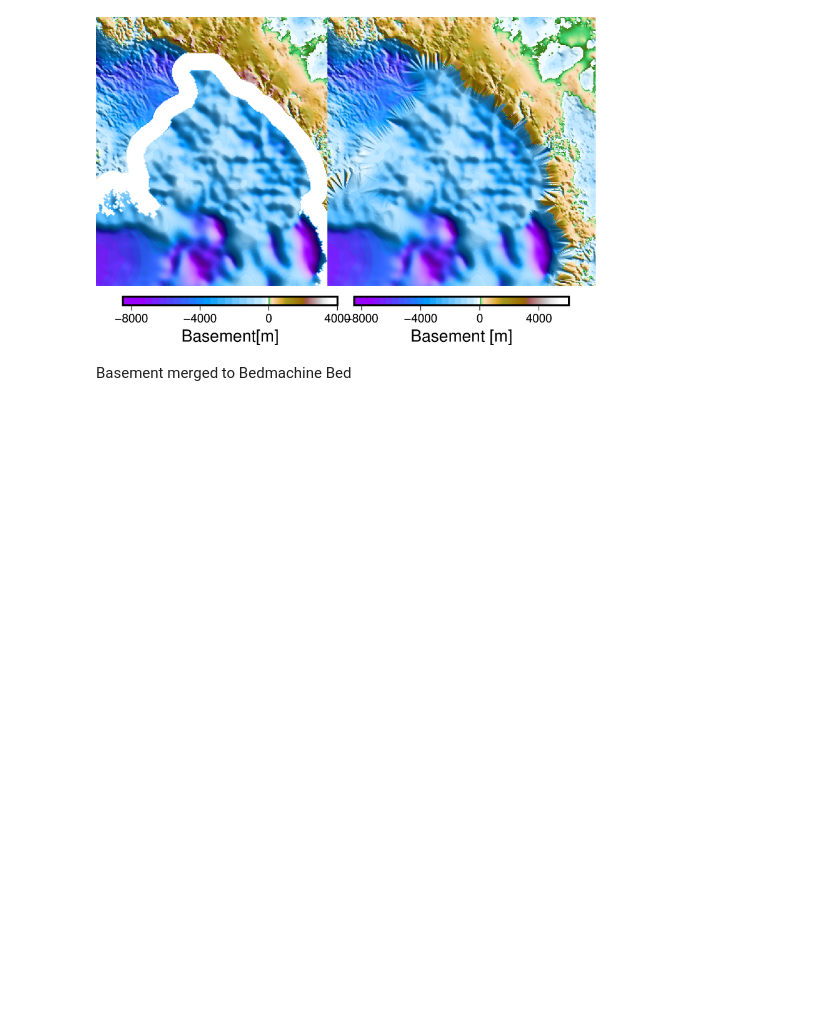
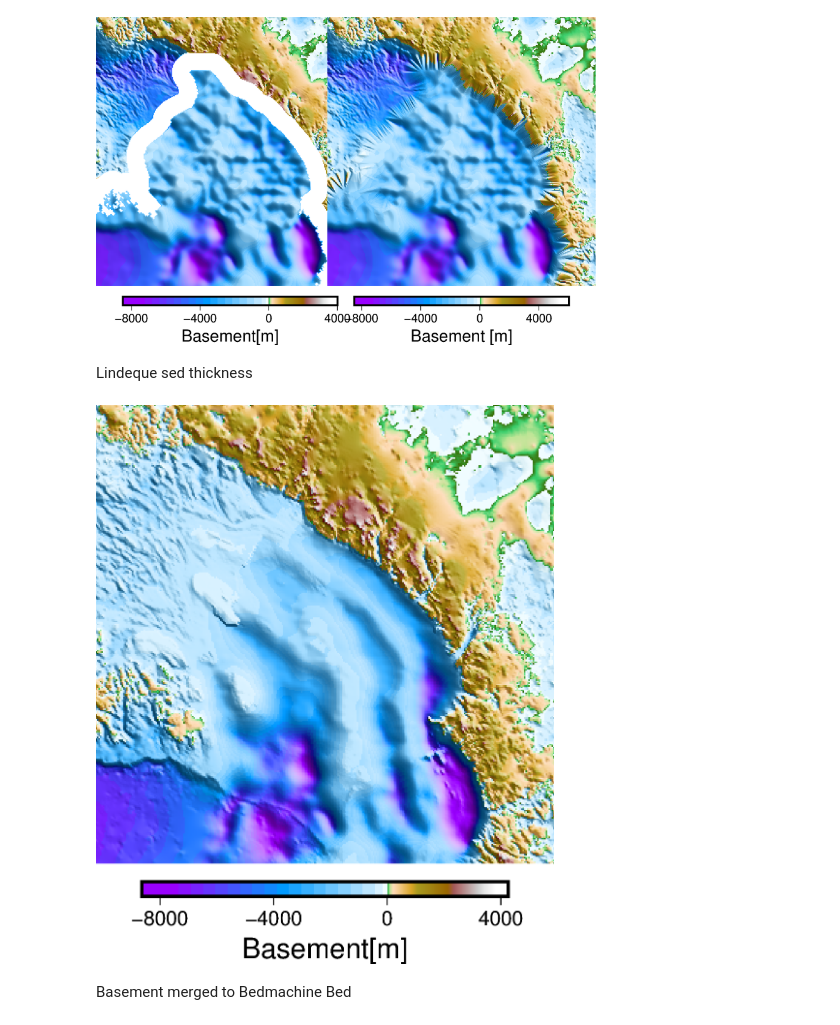
Before and after one commit to mdtanker/RIS_gravity_inversion, a Jupyter notebook: prepare_grids.ipynb, the cells around one changed output. Drawn from its saved outputs; the diff is of its cells as text; code cells hidden in the pictures; blank space fills up the shorter version.

```diff
--- a/prepare_grids.ipynb
+++ b/prepare_grids.ipynb
@@ -252,6 +252,41 @@ fig.colorbar(cmap = True, frame = 'xa4000+l"Basement [m]"')
 fig.show()
 # %% [output]
 [figure]
+# %% [markdown]
+Lindeque sed thickness
+# %%
+# prep ANTOSTRAT basement (from Lindeque et al. sediment thickness)
+# resample lindeque sed thickness to match bedmap spacing / region
+lindeque_sed = pygmt.grdsample(grid='../RIS_basement_sediment/data/input/sedthick_total_v2_5km_epsg3031.nc',
+                region='-1560000/1400000/-2400000/560000',
+                spacing='5000', registration='g',)
+
+lindeque_sed=lindeque_sed.fillna(0)
+
+# subtract sed thickness from bed to get basement
+bed = xr.load_dataarray('inversion_layers/bedmachine/BedMachine_bed.nc')
+
+lindeque_basement = bed - lindeque_sed
+
+# filter with 20km Gaussian filter to remove bathymetry-induced variations
+# lindeque_basement_filt = pygmt.grdfilter(grid=lindeque_basement,
+#                 filter='g20000', nans='r', distance='0',
+#                 # outgrid='../data/results/Lindeque_bedmachine_basement.nc'
+#                 )
+lindeque_basement.to_netcdf('inversion_layers/lindeque_basement.nc')
+
+fig=pygmt.Figure()
+grid='inversion_layers/lindeque_basement.nc'
+fig.grdimage(grid =grid,
+            cmap ='globe',
+            shading='grdgradient+a45/45+nt1+m0',
+            projection=buffer_proj,
+            region=buffer_reg,
+            nan_transparent=True)
+fig.colorbar(cmap = True, frame = 'xa4000+l"Basement[m]"')
+fig.show()
+# %% [output]
+[figure, added]
 # %% [markdown]
 Basement merged to Bedmachine Bed
 # %%
```
Also changed, not shown: 8 other files.
